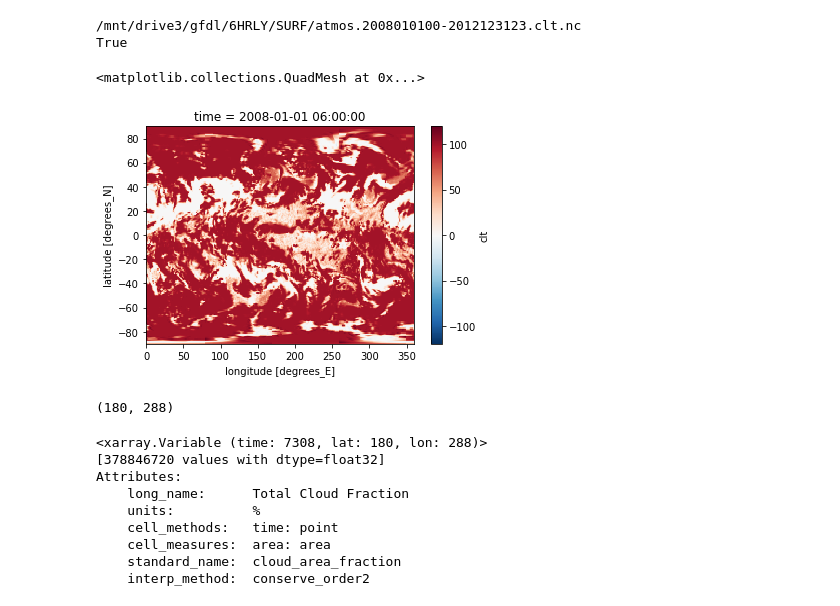
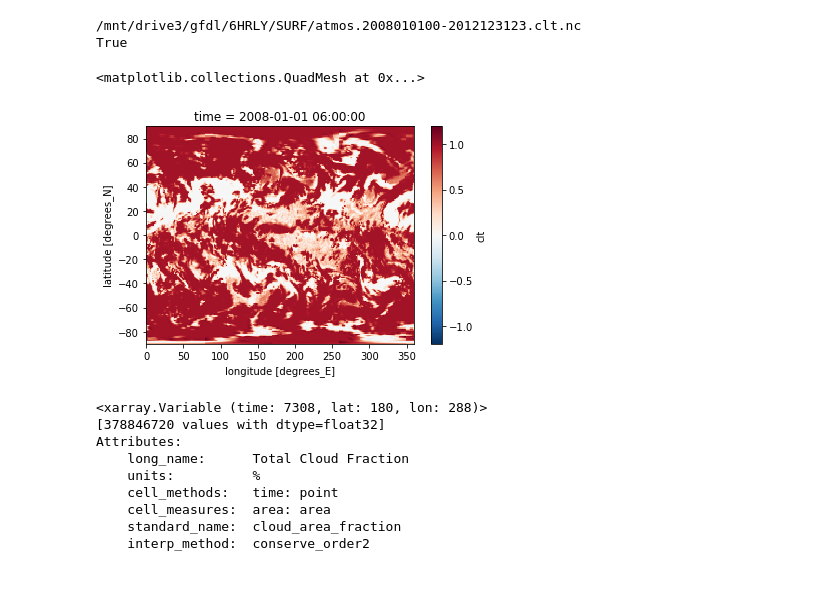
Before and after one commit to NOAA-GFDL/MDTF-diagnostics, a Jupyter notebook: diagnostics/etc_composites/remove/2pm_create_all_var (gfdl).ipynb, the cells around one changed output. Cells and saved outputs as stored; diff of their text form; code cells hidden in the pictures.

```diff
--- a/diagnostics/etc_composites/remove/2pm_create_all_var (gfdl).ipynb
+++ b/diagnostics/etc_composites/remove/2pm_create_all_var (gfdl).ipynb
@@ -27,11 +27,30 @@ in_folder = '/mnt/drive3/gfdl/6HRLY/SURF/'
 
 var = 'clt'
 var_map = {'slp': 'slp', 'tp': 'pr', 'prw': 'PRW', 'clt': 'clt'}
-var_long_name = {'slp': 'Sea Level Pressure', 'tp': 'Total Precipiation Rate', 'prw': 'Total Precipitable Water Vapor', 'clt': 'Total Cloud Fraction'}
 var_units = {'slp': 'mb', 'tp': 'mm/hr', 'prw': 'mm/hr', 'clt': "{}".format('%')}
-out_var_map = {'slp': 'SLP', 'tp': 'PRECT', 'prw': 'PRW', 'clt': 'CLT'}
+var_scale = {'tp': 3600., 'prw': 1., 'slp': 1., 'clt': 1.}
 
-var_scale = {'tp': 3600., 'prw': 1., 'slp': 1., 'clt': 1.}
+
+out_var_map = {'slp': 'psl',
+               'tp': 'pr',
+               'prw': 'prw',
+               'clt': 'clt'}
+out_var_units = {'slp': 'Pa',
+                 'prw': 'kg m-2',
+                 'tp': 'kg m-2 s-1',
+                 'clt': '1'}
+out_var_scale = {'tp': 1.,
+                 'prw': 1.,
+                 'slp': 100.,
+                 'clt': 1/100.}
+out_var_ln = {'slp': 'Sea Level Pressure',
+              'tp': 'Total Precipiation Flux',
+              'prw': 'Total Precipitable Water Vapor',
+              'clt': 'Total Cloud Fraction'}
+out_var_sn = {'slp': 'air_pressure_at_mean_sea_level',
+              'prw': 'atmosphere_mass_content_of_water_vapor',
+              'tp': 'precipitation_flux',
+              'clt': 'cloud_area_fraction'}
 
 in_file = f'/mnt/drive3/gfdl/6HRLY/SURF/atmos.2008010100-2012123123.{var_map[var]}.nc'
 
@@ -43,21 +62,13 @@ True
 # %%
 # print(subprocess.check_output(['ncdump', '-h', in_file]).decode('ascii'))
 ds = xr.open_dataset(in_file)
 # val = ds.pr.isel(time=0)
-val = ds.clt.isel(time=0)
-val = val*var_scale[var]
+val = ds[var_map[var]].isel(time=0)
+val = val*out_var_scale[var]
 val.plot()
 # %% [output]
 <matplotlib.collections.QuadMesh at 0x...>
-[figure, old version]
+[figure, new version]
-# %%
-ds = xr.open_dataset(in_file)
-lat_dim = ds.lat.size
-lon_dim = ds.lon.size
-dims = ds[var_map[var]].shape[1:]
-print(dims)
-# %% [output]
-(180, 288)
 # %%
 print(ds.variables[var_map[var]])
 # %% [output]
```
Also changed, not shown: parts of 3 cells of this notebook, 11 other files.
